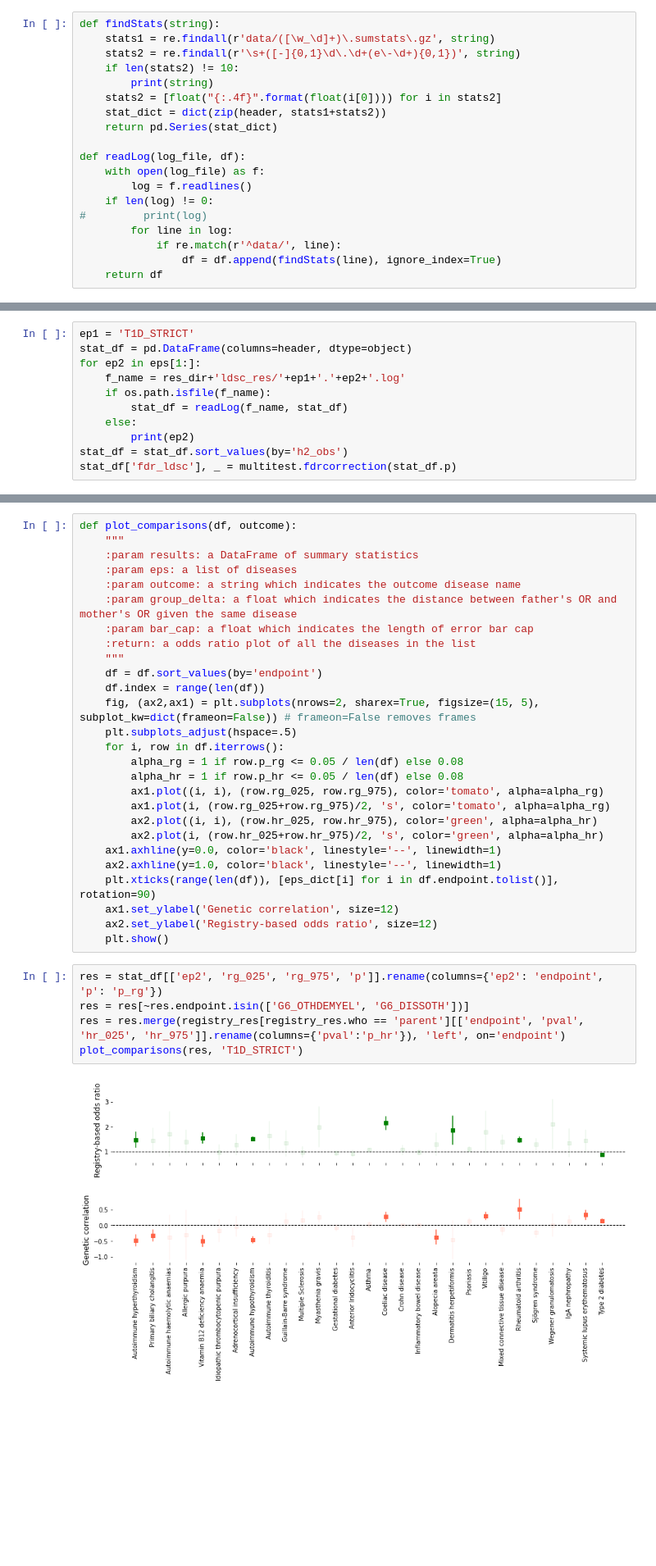
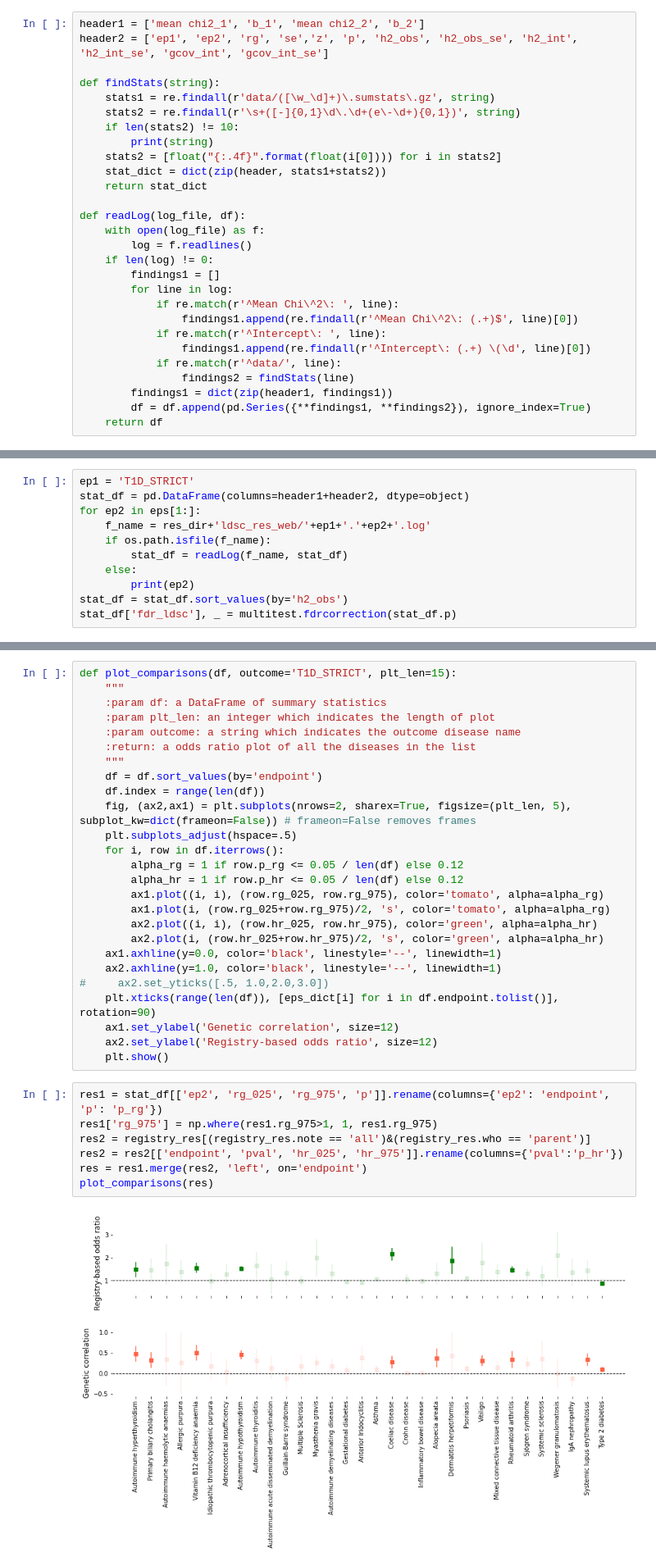
Before and after one commit to dsgelab/familial_tractories, a Jupyter notebook: ldsc.ipynb, the cells around one changed output, grey strips where cells are left out. Shown at 82% size. Drawn from its saved outputs; the diff is of its cells as text; blank space fills up the shorter version.

Commit message:
modifications for better visualization

```diff
--- a/ldsc.ipynb
+++ b/ldsc.ipynb
@@ -204,4 +283,7 @@ df.to_csv(file_out, sep='\t', compression='gzip', index=None)
 # %%
+header1 = ['mean chi2_1', 'b_1', 'mean chi2_2', 'b_2']
+header2 = ['ep1', 'ep2', 'rg', 'se','z', 'p', 'h2_obs', 'h2_obs_se', 'h2_int', 'h2_int_se', 'gcov_int', 'gcov_int_se']
+
 def findStats(string):
     stats1 = re.findall(r'data/([\w_\d]+)\.sumstats\.gz', string)
     stats2 = re.findall(r'\s+([-]{0,1}\d\.\d+(e\-\d+){0,1})', string)
@@ -209,14 +291,20 @@ def findStats(string):
         print(string)
     stats2 = [float("{:.4f}".format(float(i[0]))) for i in stats2]
     stat_dict = dict(zip(header, stats1+stats2))
-    return pd.Series(stat_dict)
+    return stat_dict
 
 def readLog(log_file, df):
     with open(log_file) as f:
         log = f.readlines()
     if len(log) != 0:
-#         print(log)
+        findings1 = []
         for line in log:
+            if re.match(r'^Mean Chi\^2\: ', line):
+                findings1.append(re.findall(r'^Mean Chi\^2\: (.+)$', line)[0])
+            if re.match(r'^Intercept\: ', line):
+                findings1.append(re.findall(r'^Intercept\: (.+) \(\d', line)[0])
             if re.match(r'^data/', line):
-                df = df.append(findStats(line), ignore_index=True)
+                findings2 = findStats(line)
+        findings1 = dict(zip(header1, findings1))
+        df = df.append(pd.Series({**findings1, **findings2}), ignore_index=True)
     return df
@@ -303,8 +311,8 @@ eps_dict = {'T1D_STRICT':'Type 1 diabetes',
 # %%
 ep1 = 'T1D_STRICT'
-stat_df = pd.DataFrame(columns=header, dtype=object)
+stat_df = pd.DataFrame(columns=header1+header2, dtype=object)
 for ep2 in eps[1:]:
-    f_name = res_dir+'ldsc_res/'+ep1+'.'+ep2+'.log'
+    f_name = res_dir+'ldsc_res_web/'+ep1+'.'+ep2+'.log'
     if os.path.isfile(f_name):
         stat_df = readLog(f_name, stat_df)
     else:
@@ -466,34 +481,35 @@ plot_crossed_odds_ratio(registry_res[~registry_res.endpoint.isin(['G6_OTHDEMYEL'
 # %%
-def plot_comparisons(df, outcome):
+def plot_comparisons(df, outcome='T1D_STRICT', plt_len=15):
     """
-    :param results: a DataFrame of summary statistics
-    :param eps: a list of diseases
+    :param df: a DataFrame of summary statistics
+    :param plt_len: an integer which indicates the length of plot
     :param outcome: a string which indicates the outcome disease name
-    :param group_delta: a float which indicates the distance between father's OR and mother's OR given the same disease
-    :param bar_cap: a float which indicates the length of error bar cap
     :return: a odds ratio plot of all the diseases in the list
     """
     df = df.sort_values(by='endpoint')
     df.index = range(len(df))
-    fig, (ax2,ax1) = plt.subplots(nrows=2, sharex=True, figsize=(15, 5), subplot_kw=dict(frameon=False)) # frameon=False removes frames
+    fig, (ax2,ax1) = plt.subplots(nrows=2, sharex=True, figsize=(plt_len, 5), subplot_kw=dict(frameon=False)) # frameon=False removes frames
     plt.subplots_adjust(hspace=.5)
     for i, row in df.iterrows():
-        alpha_rg = 1 if row.p_rg <= 0.05 / len(df) else 0.08
-        alpha_hr = 1 if row.p_hr <= 0.05 / len(df) else 0.08
+        alpha_rg = 1 if row.p_rg <= 0.05 / len(df) else 0.12
+        alpha_hr = 1 if row.p_hr <= 0.05 / len(df) else 0.12
         ax1.plot((i, i), (row.rg_025, row.rg_975), color='tomato', alpha=alpha_rg)
         ax1.plot(i, (row.rg_025+row.rg_975)/2, 's', color='tomato', alpha=alpha_rg)
         ax2.plot((i, i), (row.hr_025, row.hr_975), color='green', alpha=alpha_hr)
         ax2.plot(i, (row.hr_025+row.hr_975)/2, 's', color='green', alpha=alpha_hr)
     ax1.axhline(y=0.0, color='black', linestyle='--', linewidth=1)
     ax2.axhline(y=1.0, color='black', linestyle='--', linewidth=1)
+#     ax2.set_yticks([.5, 1.0,2.0,3.0])
     plt.xticks(range(len(df)), [eps_dict[i] for i in df.endpoint.tolist()], rotation=90)
     ax1.set_ylabel('Genetic correlation', size=12)
     ax2.set_ylabel('Registry-based odds ratio', size=12)
     plt.show()
 # %%
-res = stat_df[['ep2', 'rg_025', 'rg_975', 'p']].rename(columns={'ep2': 'endpoint', 'p': 'p_rg'})
-res = res[~res.endpoint.isin(['G6_OTHDEMYEL', 'G6_DISSOTH'])]
-res = res.merge(registry_res[registry_res.who == 'parent'][['endpoint', 'pval', 'hr_025', 'hr_975']].rename(columns={'pval':'p_hr'}), 'left', on='endpoint')
-plot_comparisons(res, 'T1D_STRICT')
+res1 = stat_df[['ep2', 'rg_025', 'rg_975', 'p']].rename(columns={'ep2': 'endpoint', 'p': 'p_rg'})
+res1['rg_975'] = np.where(res1.rg_975>1, 1, res1.rg_975)
+res2 = registry_res[(registry_res.note == 'all')&(registry_res.who == 'parent')]
+res2 = res2[['endpoint', 'pval', 'hr_025', 'hr_975']].rename(columns={'pval':'p_hr'})
+res = res1.merge(res2, 'left', on='endpoint')
+plot_comparisons(res)
 # %% [output]
-[figure, old version]
+[figure, new version]
```
Also changed, not shown: parts of 33 cells of this notebook, 1 other file.
